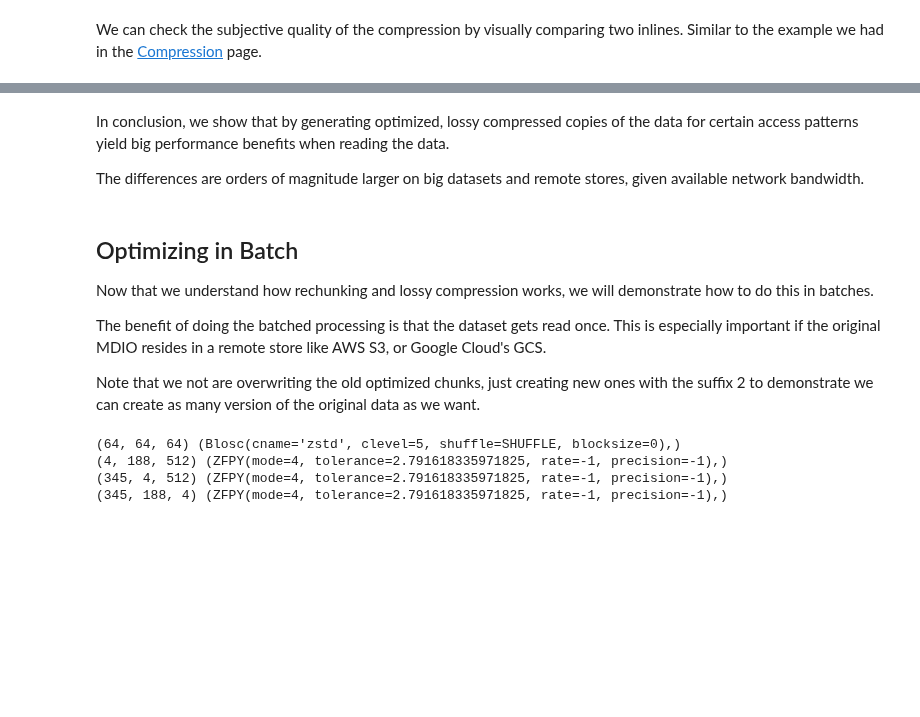
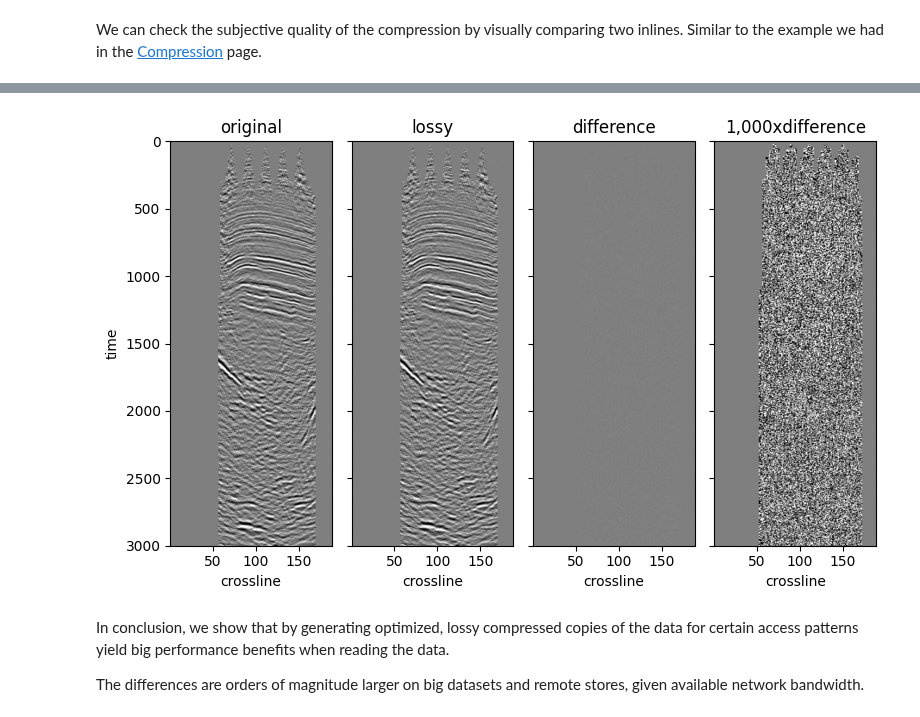
Before and after one commit to TGSAI/mdio-python, a Jupyter notebook: docs/tutorials/rechunking.ipynb, the cells around one changed output, grey strips where cells are left out. Saved outputs shown, nothing was run; the diff lists cells and outputs as text; code cells hidden in the pictures; blank space fills up the shorter version.

Commit message:
update rechunking tutorial to v1

```diff
--- a/docs/tutorials/rechunking.ipynb
+++ b/docs/tutorials/rechunking.ipynb
@@ -104,13 +78,4 @@ the subsequent ones show data is rechunked with ZFP compression.
 # %%
-from mdio import MDIOReader
-
-orig_mdio = MDIOReader(mdio_path)
-il_mdio = MDIOReader(mdio_path, access_pattern="fast_il")
-xl_mdio = MDIOReader(mdio_path, access_pattern="fast_xl")
-z_mdio = MDIOReader(mdio_path, access_pattern="fast_z")
-
-print(orig_mdio.chunks, orig_mdio._traces.compressors)
-print(il_mdio.chunks, il_mdio._traces.compressors)
-print(xl_mdio.chunks, xl_mdio._traces.compressors)
-print(z_mdio.chunks, z_mdio._traces.compressors)
+ds = open_mdio(path)
+ds
 # %% [output]
@@ -214,18 +150,40 @@ plot_inlines_with_diff(orig_mdio, il_mdio, "")
+# %%
+from mdio.builder.schemas.v1.stats import SummaryStatistics
+import matplotlib.pyplot as plt
+
+
+stats = SummaryStatistics.model_validate_json(ds.amplitude.attrs["statsV1"])
+imshow_kw = {
+    "vmin": -3 * stats.std,
+    "vmax": 3 * stats.std,
+    "cmap": "gray_r",
+    "interpolation": "bilinear",
+    "yincrease": False,
+    "add_colorbar": False,
+}
+
+fig, ax = plt.subplots(1, 4, sharex="all", sharey="all", figsize=(8, 5))
+
+ds_inline = ds.sel(inline=200)
+
+ds_inline.amplitude.T.plot.imshow(ax=ax[0], **imshow_kw)
+ds_inline.fast_inline.T.plot.imshow(ax=ax[1], **imshow_kw)
+
+diff = ds_inline.amplitude - ds_inline.fast_inline
+diff.T.plot.imshow(ax=ax[2], **imshow_kw)
+(1000 * diff).T.plot.imshow(ax=ax[3], **imshow_kw)
+
+for axis, title in zip(ax.ravel(), ["original", "lossy", "difference", "1,000xdifference"]):
+    if title != "original":
+        axis.set_ylabel("")
+    axis.set_title(title)
+
+fig.tight_layout();
+# %% [output]
+[figure, added]
 # %% [markdown]
 In conclusion, we show that by generating optimized, lossy compressed copies of the data
 for certain access patterns yield big performance benefits when reading the data.
 
 The differences are orders of magnitude larger on big datasets and remote stores, given available
 network bandwidth.
-# %% [markdown]
-## Optimizing in Batch
-
-Now that we understand how rechunking and lossy compression works, we will demonstrate how
-to do this in batches.
-
-The benefit of doing the batched processing is that the dataset gets read once. This is
-especially important if the original MDIO resides in a remote store like AWS S3, or Google
-Cloud's GCS.
-
-Note that we not are overwriting the old optimized chunks, just creating new ones with the
-suffix 2 to demonstrate we can create as many version of the original data as we want.
@@ -241,17 +189,0 @@ rechunk_batch(
-# %%
-from mdio import MDIOReader
-
-orig_mdio = MDIOReader(mdio_path)
-il2_mdio = MDIOReader(mdio_path, access_pattern="fast_il2")
-xl2_mdio = MDIOReader(mdio_path, access_pattern="fast_xl2")
-z2_mdio = MDIOReader(mdio_path, access_pattern="fast_z2")
-
-print(orig_mdio.chunks, orig_mdio._traces.compressors)
-print(il_mdio.chunks, il2_mdio._traces.compressors)
-print(xl_mdio.chunks, xl2_mdio._traces.compressors)
-print(z_mdio.chunks, z2_mdio._traces.compressors)
-# %% [output]
-(64, 64, 64) (Blosc(cname='zstd', clevel=5, shuffle=SHUFFLE, blocksize=0),)
-(4, 188, 512) (ZFPY(mode=4, tolerance=2.791618335971825, rate=-1, precision=-1),)
-(345, 4, 512) (ZFPY(mode=4, tolerance=2.791618335971825, rate=-1, precision=-1),)
-(345, 188, 4) (ZFPY(mode=4, tolerance=2.791618335971825, rate=-1, precision=-1),)
```
Also changed, not shown: parts of 18 cells of this notebook.
